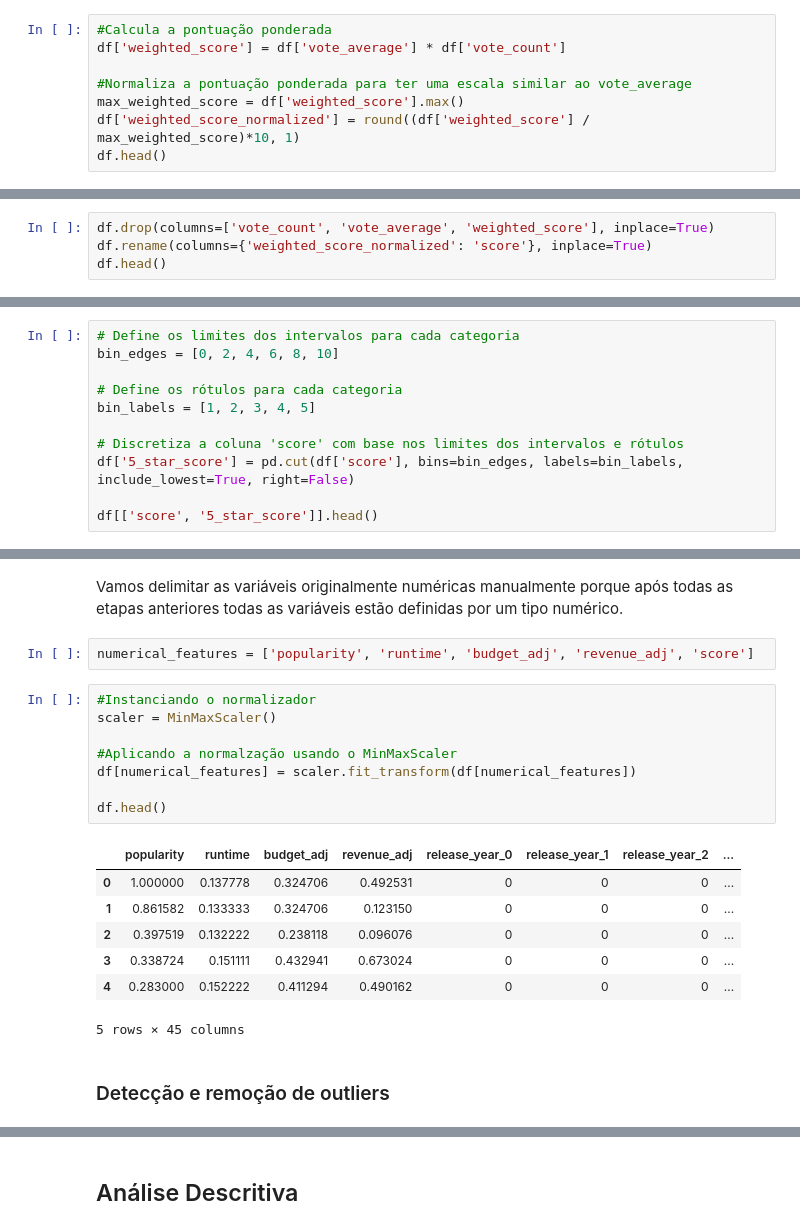
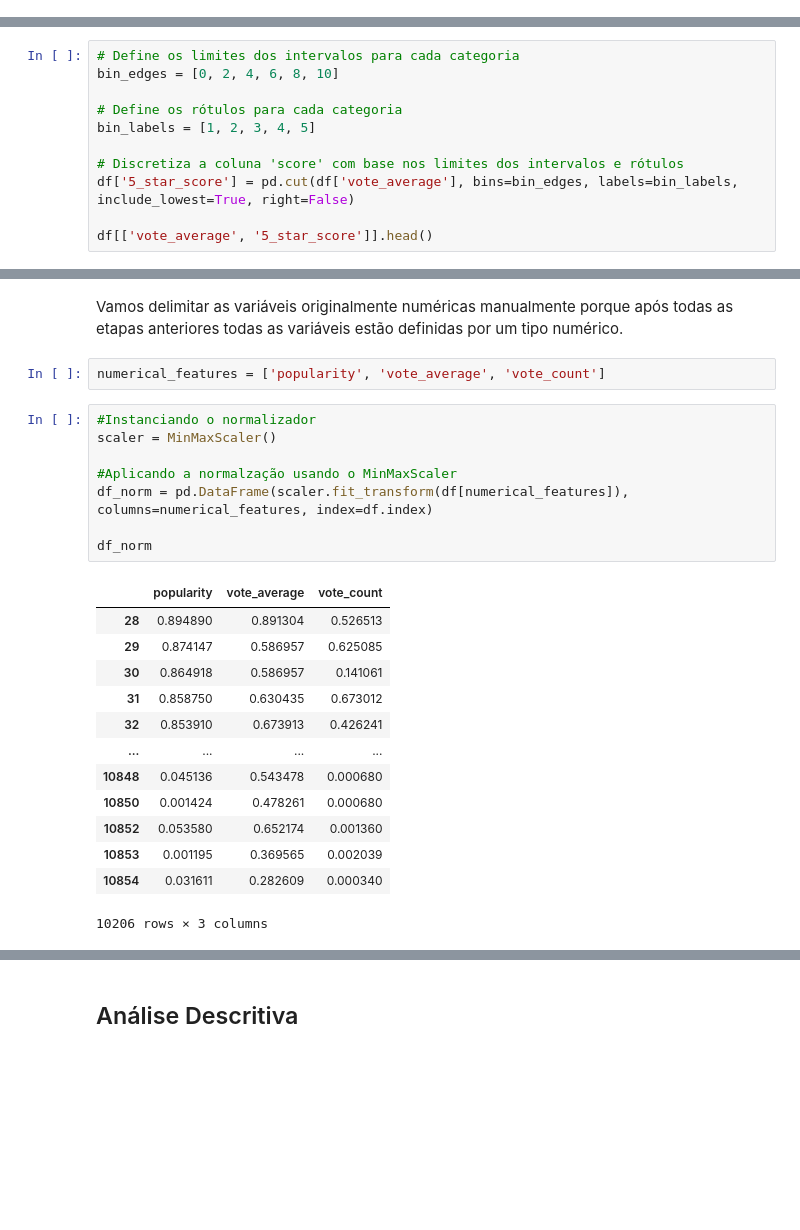
Before and after one commit to BeatrizA2/IF697---TMDB, a Jupyter notebook: Pré-processamento e Análise/Projeto1_Intro_DS .ipynb, the cells around one changed output, grey strips where cells are left out. Cells and saved outputs as stored; diff of their text form; blank space fills up the shorter version.

```diff
--- a/Pré-processamento e Análise/Projeto1_Intro_DS .ipynb
+++ b/Pré-processamento e Análise/Projeto1_Intro_DS .ipynb
@@ -607,8 +819,0 @@ df[['vote_average', 'vote_count']].describe()
-# %%
-#Calcula a pontuação ponderada
-df['weighted_score'] = df['vote_average'] * df['vote_count']
-
-#Normaliza a pontuação ponderada para ter uma escala similar ao vote_average
-max_weighted_score = df['weighted_score'].max()
-df['weighted_score_normalized'] = round((df['weighted_score'] / max_weighted_score)*10, 1)
-df.head()
@@ -623,4 +819,0 @@ df.head()
-# %%
-df.drop(columns=['vote_count', 'vote_average', 'weighted_score'], inplace=True)
-df.rename(columns={'weighted_score_normalized': 'score'}, inplace=True)
-df.head()
@@ -640,7 +830,7 @@ bin_edges = [0, 2, 4, 6, 8, 10]
 bin_labels = [1, 2, 3, 4, 5]
 
 # Discretiza a coluna 'score' com base nos limites dos intervalos e rótulos
-df['5_star_score'] = pd.cut(df['score'], bins=bin_edges, labels=bin_labels, include_lowest=True, right=False)
+df['5_star_score'] = pd.cut(df['vote_average'], bins=bin_edges, labels=bin_labels, include_lowest=True, right=False)
 
-df[['score', '5_star_score']].head()
+df[['vote_average', '5_star_score']].head()
 # %% [output]
@@ -674,23 +874,27 @@ score                  float64
 dtype: object
 # %% [markdown]
 Vamos delimitar as variáveis originalmente numéricas manualmente porque após todas as etapas anteriores todas as variáveis estão definidas por um tipo numérico.
-# %%
-numerical_features = ['popularity', 'runtime', 'budget_adj', 'revenue_adj', 'score']
+# %%
+numerical_features = ['popularity', 'vote_average', 'vote_count']
 # %%
 #Instanciando o normalizador
 scaler = MinMaxScaler()
 
 #Aplicando a normalzação usando o MinMaxScaler
-df[numerical_features] = scaler.fit_transform(df[numerical_features])
+df_norm = pd.DataFrame(scaler.fit_transform(df[numerical_features]), columns=numerical_features, index=df.index)
 
-df.head()
+df_norm
 # %% [output]
-|  | popularity | runtime | budget_adj | revenue_adj | release_year_0 | release_year_1 | release_year_2 | ... |
-| 0 | 1.000000 | 0.137778 | 0.324706 | 0.492531 | 0 | 0 | 0 | ... |
-| 1 | 0.861582 | 0.133333 | 0.324706 | 0.123150 | 0 | 0 | 0 | ... |
-| 2 | 0.397519 | 0.132222 | 0.238118 | 0.096076 | 0 | 0 | 0 | ... |
-| 3 | 0.338724 | 0.151111 | 0.432941 | 0.673024 | 0 | 0 | 0 | ... |
-| 4 | 0.283000 | 0.152222 | 0.411294 | 0.490162 | 0 | 0 | 0 | ... |
+|  | popularity | vote_average | vote_count |
+| 28 | 0.894890 | 0.891304 | 0.526513 |
+| 29 | 0.874147 | 0.586957 | 0.625085 |
+| 30 | 0.864918 | 0.586957 | 0.141061 |
+| 31 | 0.858750 | 0.630435 | 0.673012 |
+| 32 | 0.853910 | 0.673913 | 0.426241 |
+| ... | ... | ... | ... |
+| 10848 | 0.045136 | 0.543478 | 0.000680 |
+| 10850 | 0.001424 | 0.478261 | 0.000680 |
+| 10852 | 0.053580 | 0.652174 | 0.001360 |
+| 10853 | 0.001195 | 0.369565 | 0.002039 |
+| 10854 | 0.031611 | 0.282609 | 0.000340 |
-5 rows × 45 columns
+10206 rows × 3 columns
-# %% [markdown]
-### Detecção e remoção de outliers
```
Also changed, not shown: parts of 94 cells of this notebook.
